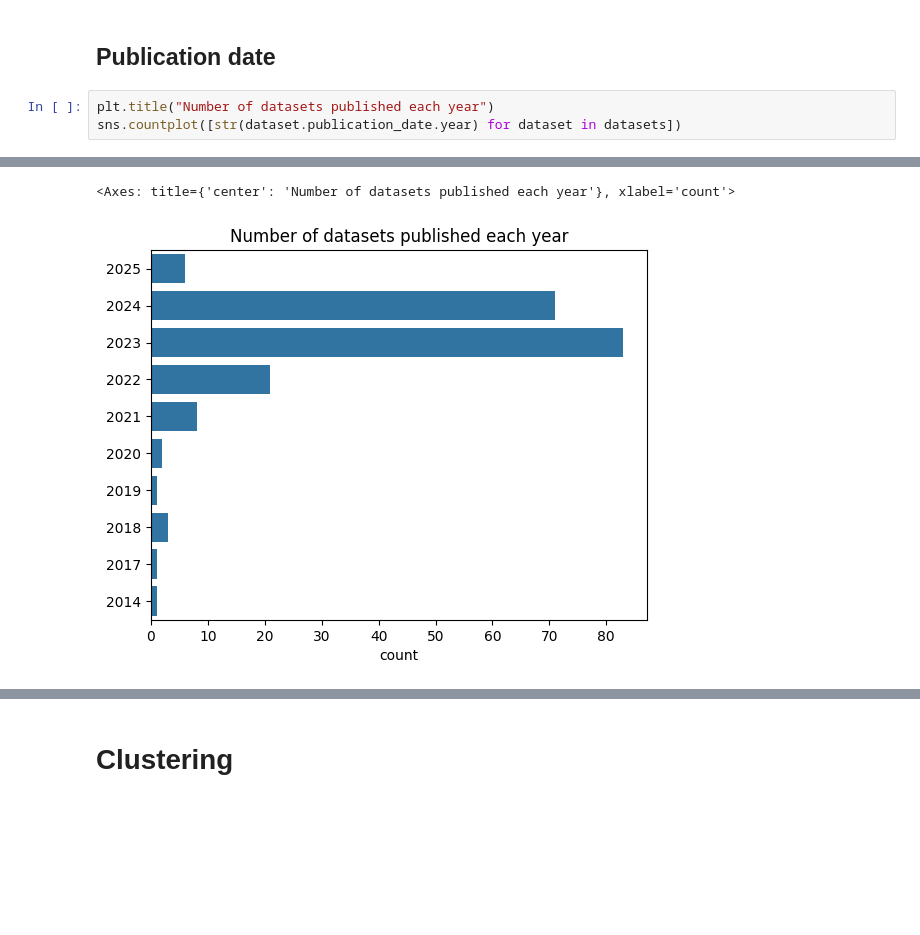
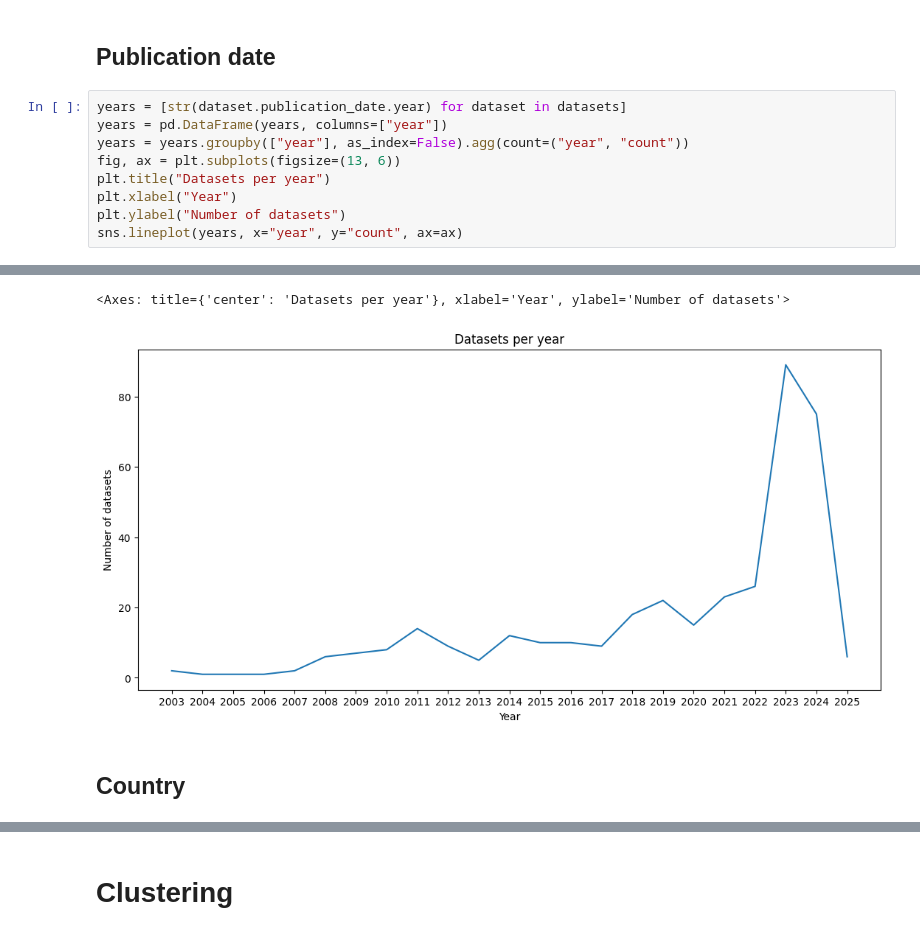
Before and after one commit to olegs/pubmed-paper-exploration, a Jupyter notebook: hallmarks_of_aging_related_dataset_analysis.ipynb, the cells around one changed output, grey strips where cells are left out. Saved outputs shown, nothing was run; the diff lists cells and outputs as text; blank space fills up the shorter version.

```diff
--- a/hallmarks_of_aging_related_dataset_analysis.ipynb
+++ b/hallmarks_of_aging_related_dataset_analysis.ipynb
@@ -122,6 +137,12 @@ The top two platform IDs correspond to the Illumina Nova Seq 6000 sequencer. The
 # %% [markdown]
 ## Publication date
 # %%
-plt.title("Number of datasets published each year")
-sns.countplot([str(dataset.publication_date.year) for dataset in datasets])
+years = [str(dataset.publication_date.year) for dataset in datasets]
+years = pd.DataFrame(years, columns=["year"])
+years = years.groupby(["year"], as_index=False).agg(count=("year", "count"))
+fig, ax = plt.subplots(figsize=(13, 6))
+plt.title("Datasets per year")
+plt.xlabel("Year")
+plt.ylabel("Number of datasets")
+sns.lineplot(years, x="year", y="count", ax=ax)
 # %% [output]
@@ -130,2 +151,4 @@ sns.countplot([str(dataset.publication_date.year) for dataset in datasets])
-<Axes: title={'center': 'Number of datasets published each year'}, xlabel='count'>
+<Axes: title={'center': 'Datasets per year'}, xlabel='Year', ylabel='Number of datasets'>
-[figure, old version]
+[figure, new version]
+# %% [markdown]
+## Country
```
Also changed, not shown: parts of 42 cells of this notebook.
